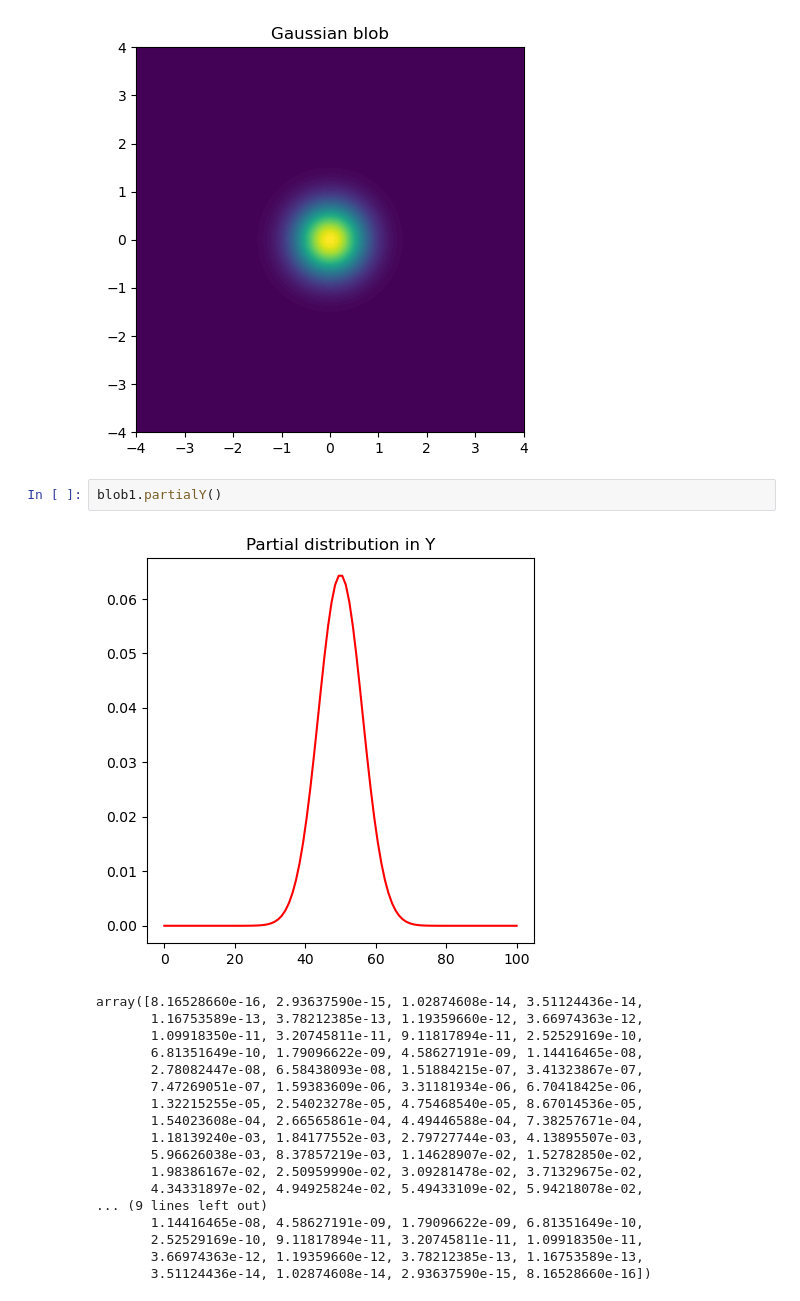
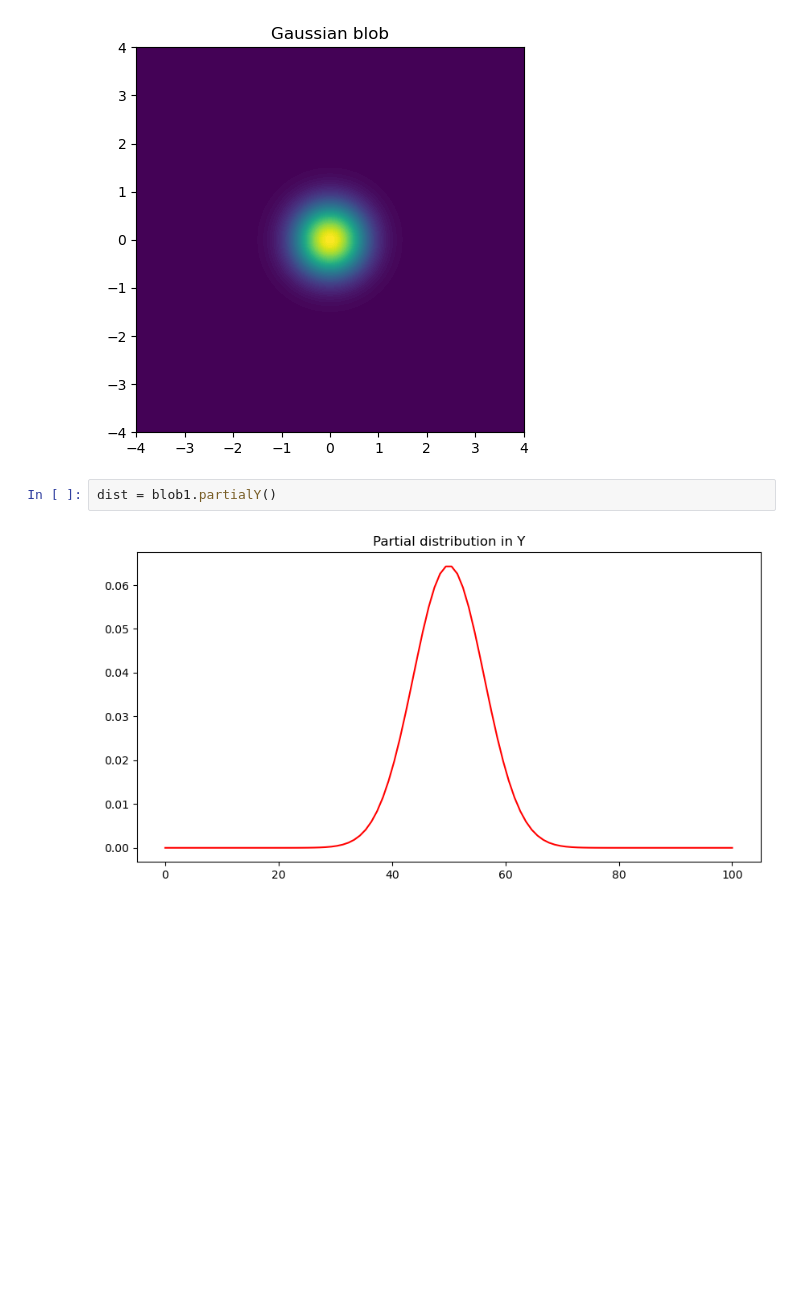
Before and after one commit to pamud-akalanka/FSVPy, a Jupyter notebook: SyntheticStreaks/Gaussian/gaussian_convolution.ipynb, the cells around one changed output. Saved outputs shown, nothing was run; the diff lists cells and outputs as text; blank space fills up the shorter version.

```diff
--- a/SyntheticStreaks/Gaussian/gaussian_convolution.ipynb
+++ b/SyntheticStreaks/Gaussian/gaussian_convolution.ipynb
@@ -16,24 +16,7 @@ blob1 = fun.gaussian_blob(15 , [0, 0], [0.5, 0.5])
 X, Y, Z = blob1.static_gauss() #display static blob
 # %% [output]
 [figure]
-# %%
-blob1.partialY()
-# %% [output]
-[figure, removed]
-array([8.16528660e-16, 2.93637590e-15, 1.02874608e-14, 3.51124436e-14,
-       1.16753589e-13, 3.78212385e-13, 1.19359660e-12, 3.66974363e-12,
-       1.09918350e-11, 3.20745811e-11, 9.11817894e-11, 2.52529169e-10,
-       6.81351649e-10, 1.79096622e-09, 4.58627191e-09, 1.14416465e-08,
-       2.78082447e-08, 6.58438093e-08, 1.51884215e-07, 3.41323867e-07,
-       7.47269051e-07, 1.59383609e-06, 3.31181934e-06, 6.70418425e-06,
-       1.32215255e-05, 2.54023278e-05, 4.75468540e-05, 8.67014536e-05,
-       1.54023608e-04, 2.66565861e-04, 4.49446588e-04, 7.38257671e-04,
-       1.18139240e-03, 1.84177552e-03, 2.79727744e-03, 4.13895507e-03,
-       5.96626038e-03, 8.37857219e-03, 1.14628907e-02, 1.52782850e-02,
-       1.98386167e-02, 2.50959990e-02, 3.09281478e-02, 3.71329675e-02,
-       4.34331897e-02, 4.94925824e-02, 5.49433109e-02, 5.94218078e-02,
-... (9 lines left out)
-       1.14416465e-08, 4.58627191e-09, 1.79096622e-09, 6.81351649e-10,
-       2.52529169e-10, 9.11817894e-11, 3.20745811e-11, 1.09918350e-11,
-       3.66974363e-12, 1.19359660e-12, 3.78212385e-13, 1.16753589e-13,
-       3.51124436e-14, 1.02874608e-14, 2.93637590e-15, 8.16528660e-16])
+# %%
+dist = blob1.partialY()
+# %% [output]
+[figure, added]
```
Also changed, not shown: parts of 3 cells of this notebook, 1 other file.
